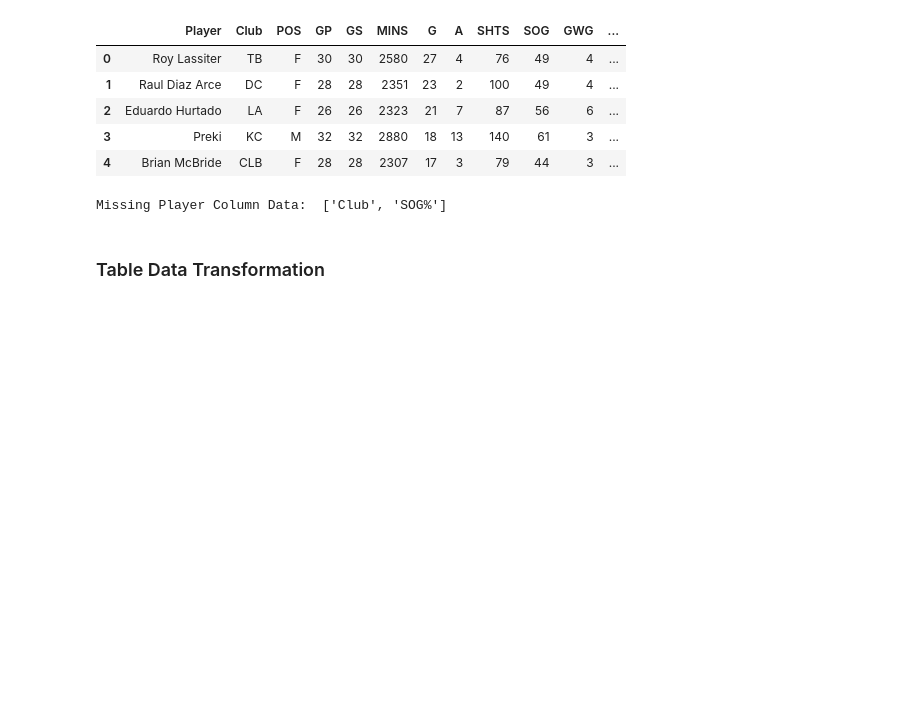
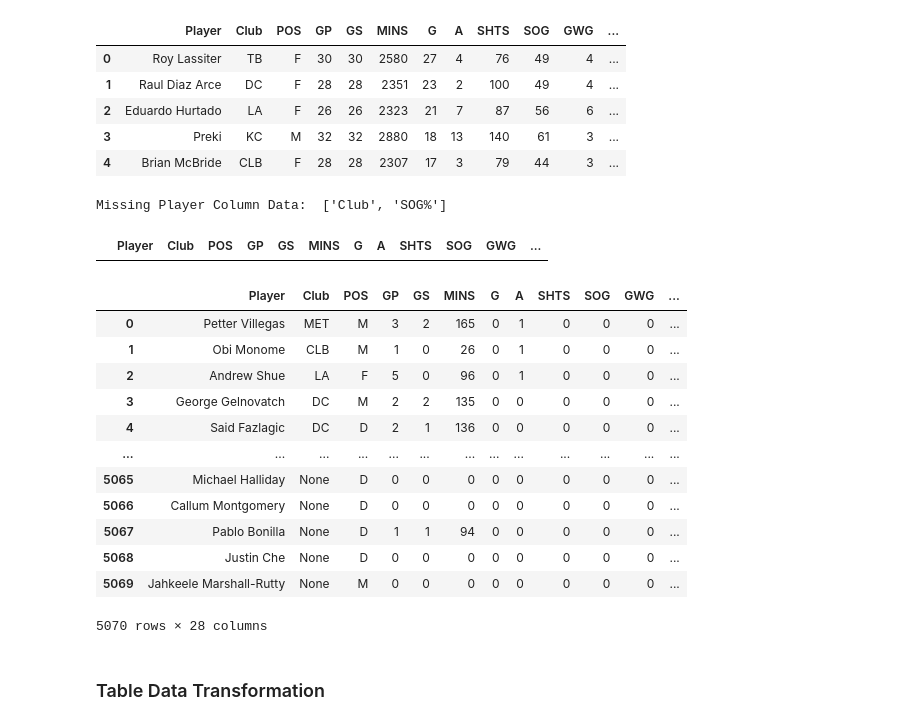
Before and after one commit to alissadeltoro/football-analytics, a Jupyter notebook: notebook.ipynb, the cells around one changed output. Drawn from its saved outputs; the diff is of its cells as text; code cells hidden in the pictures; blank space fills up the shorter version.

```diff
--- a/notebook.ipynb
+++ b/notebook.ipynb
@@ -106,6 +106,26 @@ missing_player_data = player_data.columns[player_data.isna().any()].tolist()
 print('Missing Player Column Data: ', missing_player_data)
 # %% [output]
 Missing Player Column Data:  ['Club', 'SOG%']
+# %%
+SELECT * FROM player_data WHERE Club IS NULL AND Season != 'post'
+# %% [output]
+|  | Player | Club | POS | GP | GS | MINS | G | A | SHTS | SOG | GWG | ... |
+# %%
+SELECT * FROM player_data WHERE "SOG%" IS NULL
+# %% [output]
+|  | Player | Club | POS | GP | GS | MINS | G | A | SHTS | SOG | GWG | ... |
+| 0 | Petter Villegas | MET | M | 3 | 2 | 165 | 0 | 1 | 0 | 0 | 0 | ... |
+| 1 | Obi Monome | CLB | M | 1 | 0 | 26 | 0 | 1 | 0 | 0 | 0 | ... |
+| 2 | Andrew Shue | LA | F | 5 | 0 | 96 | 0 | 1 | 0 | 0 | 0 | ... |
+| 3 | George Gelnovatch | DC | M | 2 | 2 | 135 | 0 | 0 | 0 | 0 | 0 | ... |
+| 4 | Said Fazlagic | DC | D | 2 | 1 | 136 | 0 | 0 | 0 | 0 | 0 | ... |
+| ... | ... | ... | ... | ... | ... | ... | ... | ... | ... | ... | ... | ... |
+| 5065 | Michael Halliday | None | D | 0 | 0 | 0 | 0 | 0 | 0 | 0 | 0 | ... |
+| 5066 | Callum Montgomery | None | D | 0 | 0 | 0 | 0 | 0 | 0 | 0 | 0 | ... |
+| 5067 | Pablo Bonilla | None | D | 1 | 1 | 94 | 0 | 0 | 0 | 0 | 0 | ... |
+| 5068 | Justin Che | None | D | 0 | 0 | 0 | 0 | 0 | 0 | 0 | 0 | ... |
+| 5069 | Jahkeele Marshall-Rutty | None | M | 0 | 0 | 0 | 0 | 0 | 0 | 0 | 0 | ... |
+5070 rows × 28 columns
 # %% [markdown]
 ### Table Data Transformation
 # %%
```
Also changed, not shown: parts of 7 cells of this notebook.
